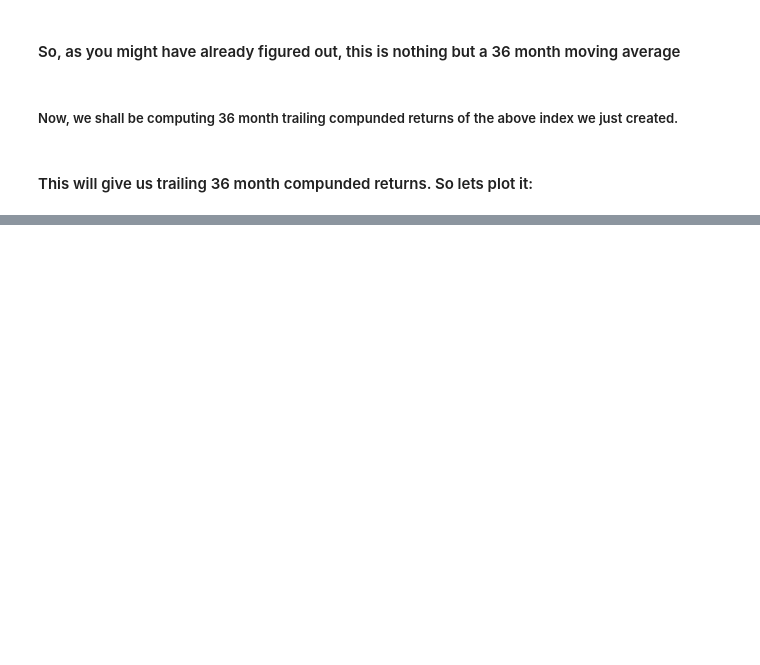
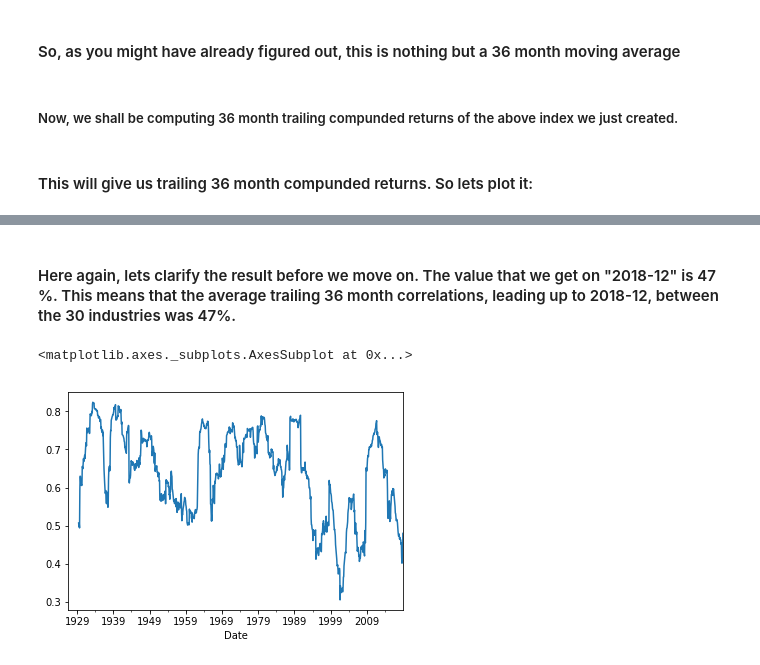
Before and after one commit to biv-neupane7/Investment-management-with-python, a Jupyter notebook: Limits of Diversification.ipynb, the cells around one changed output, grey strips where cells are left out. Drawn from its saved outputs; the diff is of its cells as text; code cells hidden in the pictures; blank space fills up the shorter version.

```diff
--- a/Limits of Diversification.ipynb
+++ b/Limits of Diversification.ipynb
@@ -158,0 +202,3 @@ total_market_return.plot(figsize=(12,6), label="Returns of the Total Market Inde
+# %%
+ts_corr=ind_return.rolling(window=36).corr()
+ts_corr.tail() #gives time series of correlation matrix
@@ -158,0 +218,2 @@ total_market_return.plot(figsize=(12,6), label="Returns of the Total Market Inde
+# %%
+ts_corr.index.names=["Date","Industry"]
@@ -158,0 +250,2 @@ total_market_return.plot(figsize=(12,6), label="Returns of the Total Market Inde
+# %%
+ind_tr36corr=ts_corr.groupby(level ="Date").apply(lambda cormat:cormat.values.mean())
@@ -158,0 +262,7 @@ total_market_return.plot(figsize=(12,6), label="Returns of the Total Market Inde
+# %% [markdown]
+#### Here again, lets clarify the result before we move on. The value that we get on "2018-12" is 47 %. This means that the average trailing 36 month correlations, leading up to 2018-12, between the 30 industries was 47%.
+# %%
+ind_tr36corr.plot()
+# %% [output]
+<matplotlib.axes._subplots.AxesSubplot at 0x...>
+[figure, added]
```
Also changed, not shown: parts of 20 cells of this notebook.
